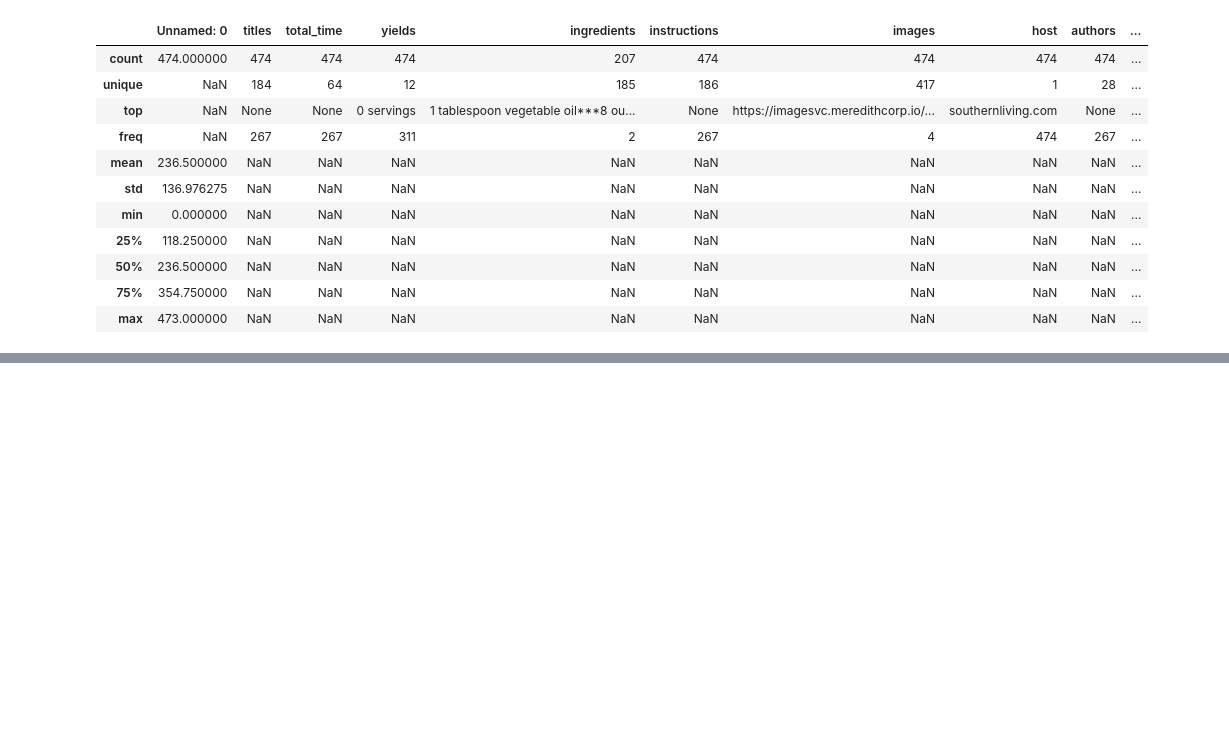
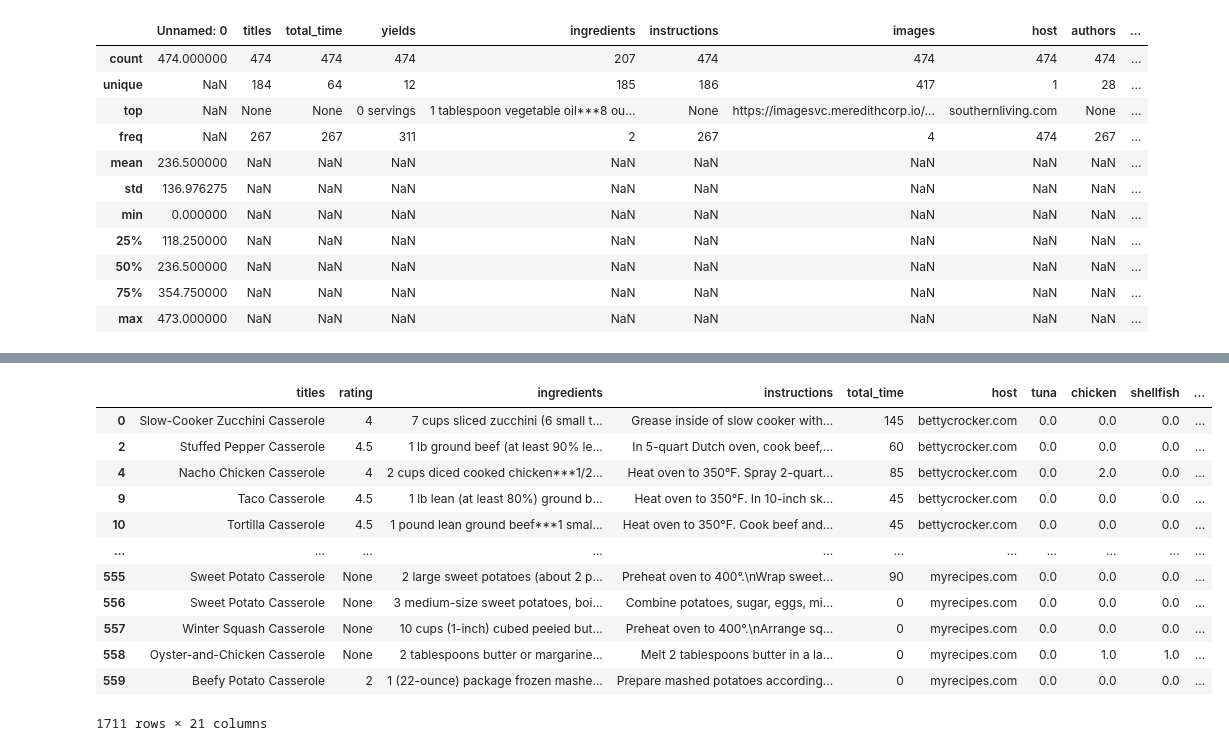
Before and after one commit to worldsbestdad/NSS-capstone-placeholder, a Jupyter notebook: notebooks/Cleanerdata.ipynb, the cells around one changed output, grey strips where cells are left out. Saved outputs shown, nothing was run; the diff lists cells and outputs as text; code cells hidden in the pictures; blank space fills up the shorter version.

```diff
--- a/notebooks/Cleanerdata.ipynb
+++ b/notebooks/Cleanerdata.ipynb
@@ -181,3 +206,20 @@ recipes
+# %%
+recipes.drop_duplicates(subset=['titles', 'ingredients', 'host'])
+recipes
+# %% [output]
+|  | titles | rating | ingredients | instructions | total_time | host | tuna | chicken | shellfish | ... |
+| 0 | Slow-Cooker Zucchini Casserole | 4 | 7 cups sliced zucchini (6 small t... | Grease inside of slow cooker with... | 145 | bettycrocker.com | 0.0 | 0.0 | 0.0 | ... |
+| 2 | Stuffed Pepper Casserole | 4.5 | 1 lb ground beef (at least 90% le... | In 5-quart Dutch oven, cook beef,... | 60 | bettycrocker.com | 0.0 | 0.0 | 0.0 | ... |
+| 4 | Nacho Chicken Casserole | 4 | 2 cups diced cooked chicken***1/2... | Heat oven to 350°F. Spray 2-quart... | 85 | bettycrocker.com | 0.0 | 2.0 | 0.0 | ... |
+| 9 | Taco Casserole | 4.5 | 1 lb lean (at least 80%) ground b... | Heat oven to 350°F. In 10-inch sk... | 45 | bettycrocker.com | 0.0 | 0.0 | 0.0 | ... |
+| 10 | Tortilla Casserole | 4.5 | 1 pound lean ground beef***1 smal... | Heat oven to 350°F. Cook beef and... | 45 | bettycrocker.com | 0.0 | 0.0 | 0.0 | ... |
+| ... | ... | ... | ... | ... | ... | ... | ... | ... | ... | ... |
+| 555 | Sweet Potato Casserole | None | 2 large sweet potatoes (about 2 p... | Preheat oven to 400°.\nWrap sweet... | 90 | myrecipes.com | 0.0 | 0.0 | 0.0 | ... |
+| 556 | Sweet Potato Casserole | None | 3 medium-size sweet potatoes, boi... | Combine potatoes, sugar, eggs, mi... | 0 | myrecipes.com | 0.0 | 0.0 | 0.0 | ... |
+| 557 | Winter Squash Casserole | None | 10 cups (1-inch) cubed peeled but... | Preheat oven to 400°.\nArrange sq... | 0 | myrecipes.com | 0.0 | 0.0 | 0.0 | ... |
+| 558 | Oyster-and-Chicken Casserole | None | 2 tablespoons butter or margarine... | Melt 2 tablespoons butter in a la... | 0 | myrecipes.com | 0.0 | 1.0 | 1.0 | ... |
+| 559 | Beefy Potato Casserole | 2 | 1 (22-ounce) package frozen mashe... | Prepare mashed potatoes according... | 0 | myrecipes.com | 0.0 | 0.0 | 0.0 | ... |
+1711 rows × 21 columns
 # %%
 recipes['temperature']
 # %% [output]
```
Also changed, not shown: parts of 6 cells of this notebook, 2 other files.
